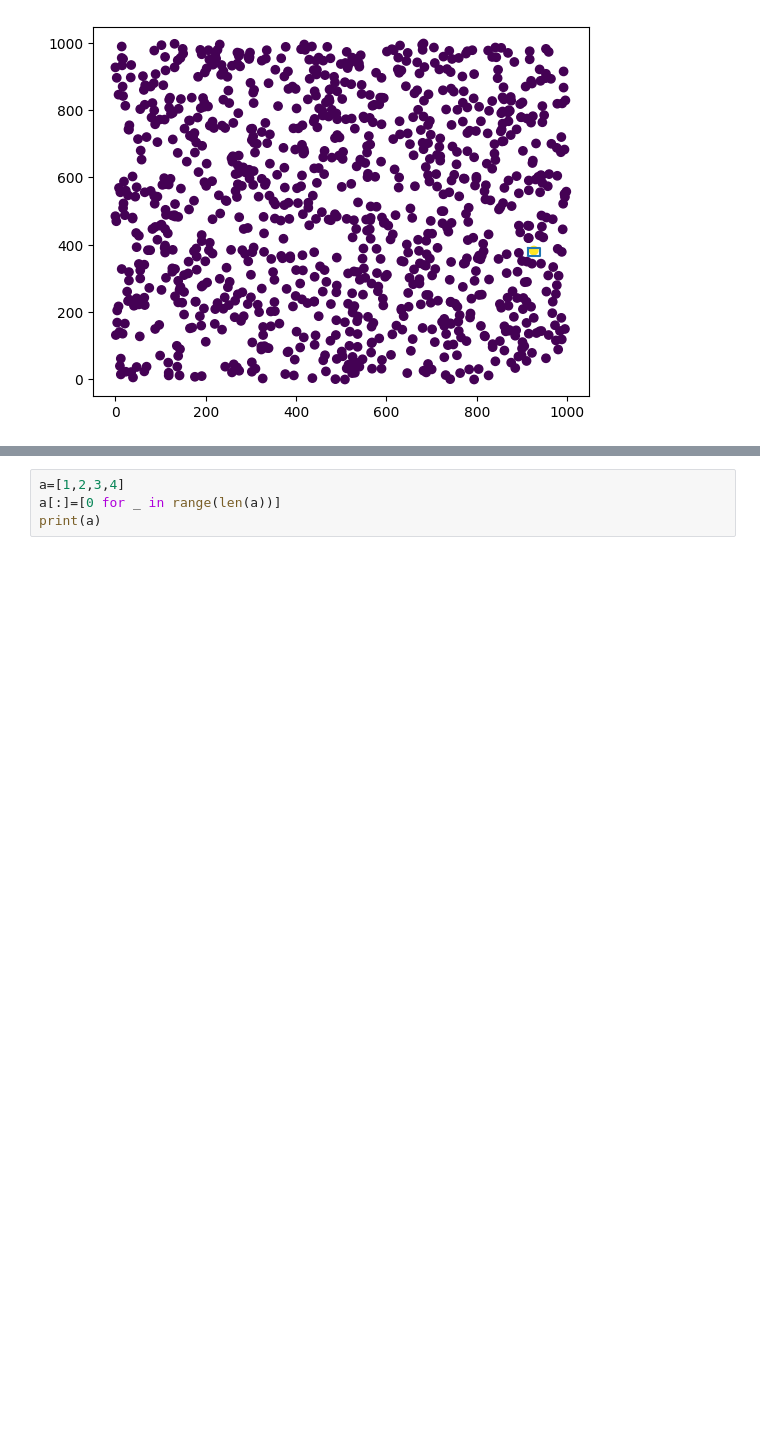
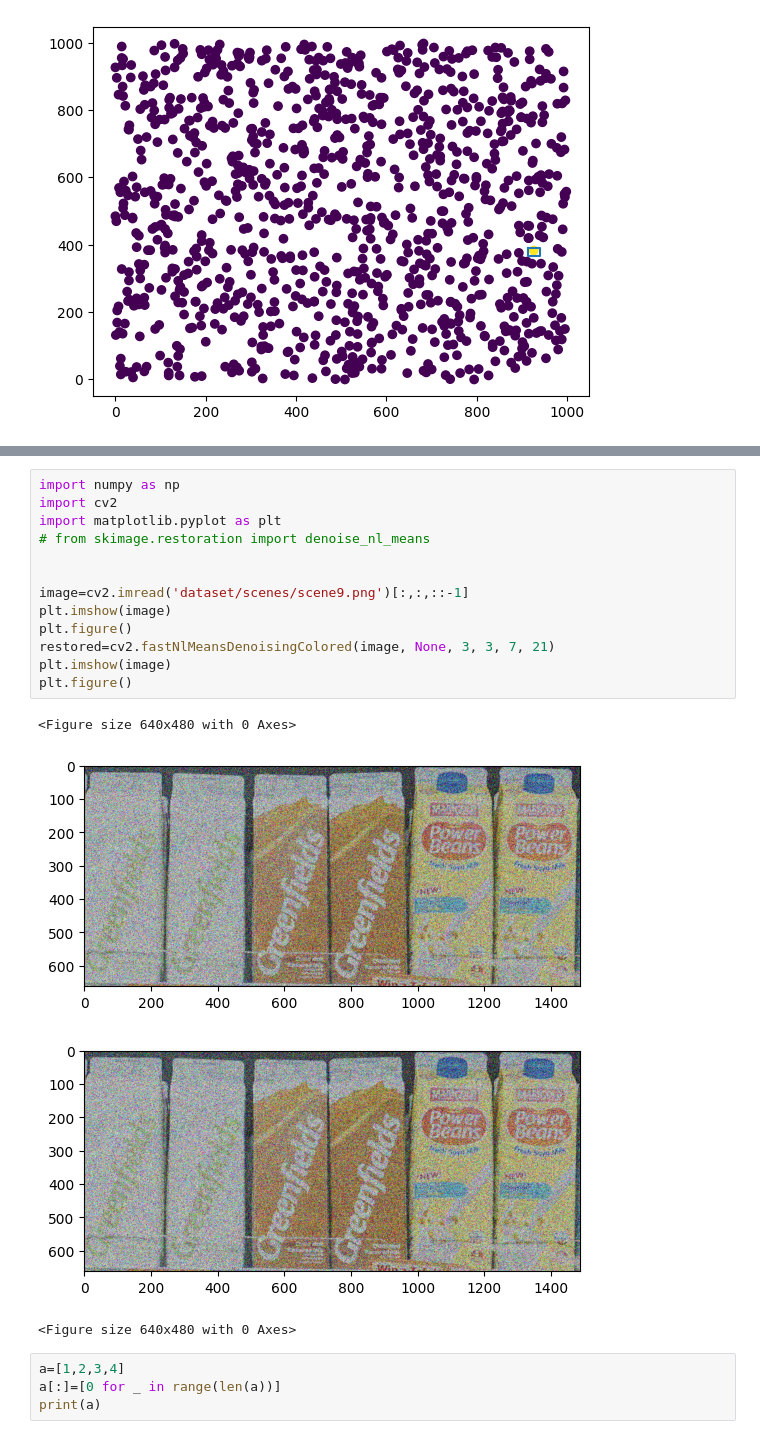
Before and after one commit to davidesonno/multiple-products-recognition, a Jupyter notebook: assignments/content/tests.ipynb, the cells around one changed output, grey strips where cells are left out. Saved outputs shown, nothing was run; the diff lists cells and outputs as text; blank space fills up the shorter version.

```diff
--- a/assignments/content/tests.ipynb
+++ b/assignments/content/tests.ipynb
@@ -131,3 +86,21 @@ plt.figure()
+# %%
+import numpy as np
+import cv2
+import matplotlib.pyplot as plt
+# from skimage.restoration import denoise_nl_means
+
+
+image=cv2.imread('dataset/scenes/scene9.png')[:,:,::-1]
+plt.imshow(image)
+plt.figure()
+restored=cv2.fastNlMeansDenoisingColored(image, None, 3, 3, 7, 21)
+plt.imshow(image)
+plt.figure()
+# %% [output]
+<Figure size 640x480 with 0 Axes>
+[figure, added]
+[figure, added]
+<Figure size 640x480 with 0 Axes>
 # %%
 a=[1,2,3,4]
 a[:]=[0 for _ in range(len(a))]
```
Also changed, not shown: parts of 1 cell of this notebook, 1 other file.
